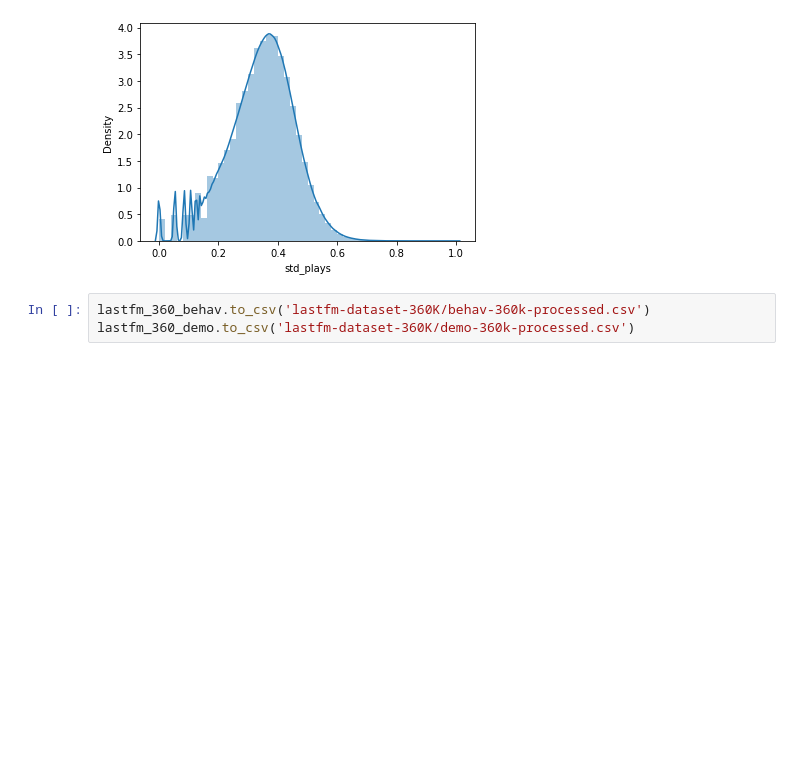
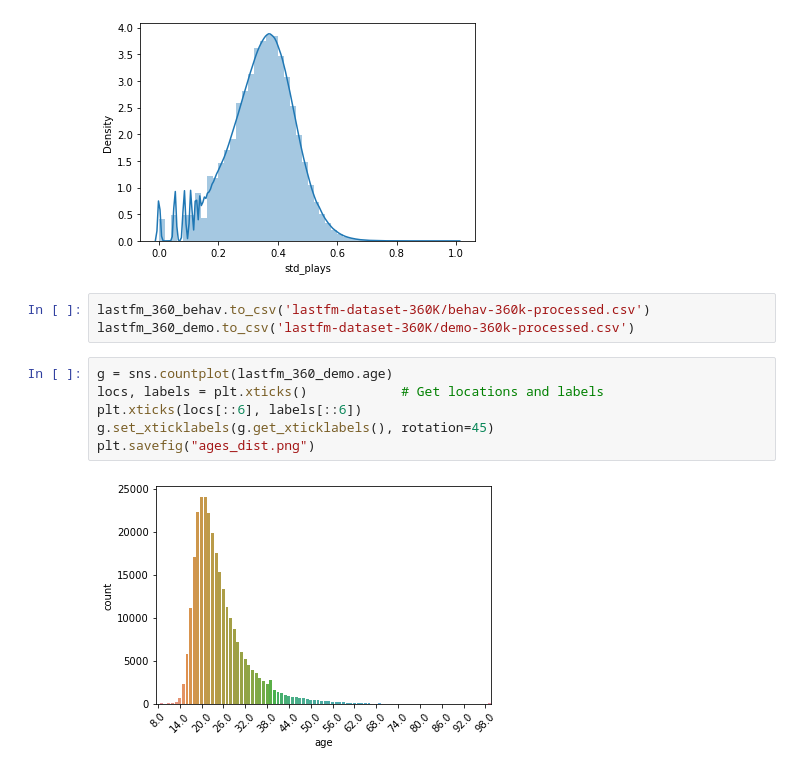
Before and after one commit to TimofeevAlex/LastFM, a Jupyter notebook: exploratory_analysis_360k.ipynb, the cells around one changed output. Drawn from its saved outputs; the diff is of its cells as text; blank space fills up the shorter version.

Commit message:
Add countplots for gender and age

```diff
--- a/exploratory_analysis_360k.ipynb
+++ b/exploratory_analysis_360k.ipynb
@@ -202,3 +202,11 @@ sns.distplot(lastfm_360_behav['std_plays'])
 # %%
 lastfm_360_behav.to_csv('lastfm-dataset-360K/behav-360k-processed.csv')
 lastfm_360_demo.to_csv('lastfm-dataset-360K/demo-360k-processed.csv')
+# %%
+g = sns.countplot(lastfm_360_demo.age)
+locs, labels = plt.xticks()            # Get locations and labels
+plt.xticks(locs[::6], labels[::6])
+g.set_xticklabels(g.get_xticklabels(), rotation=45)
+plt.savefig("ages_dist.png")
+# %% [output]
+[figure, added]
```
Also changed, not shown: parts of 5 cells of this notebook.
